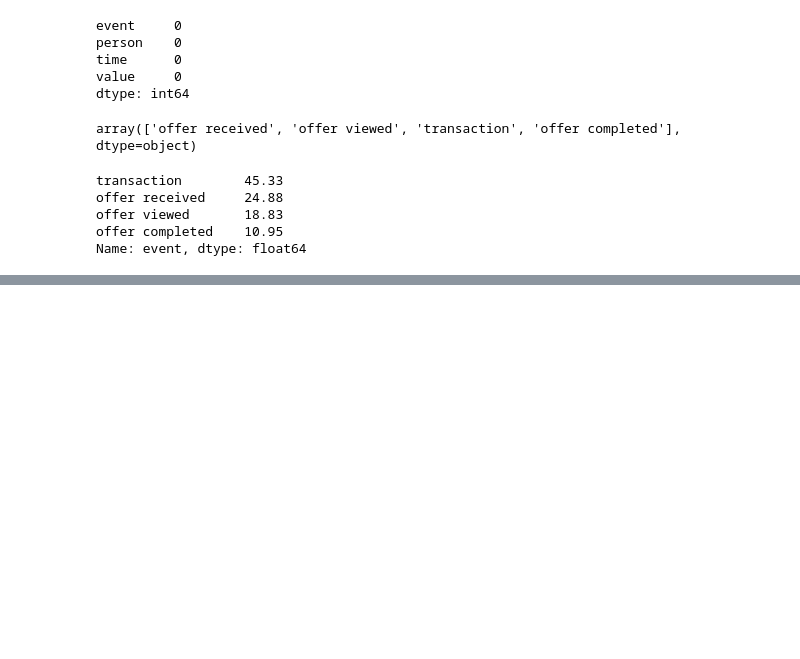
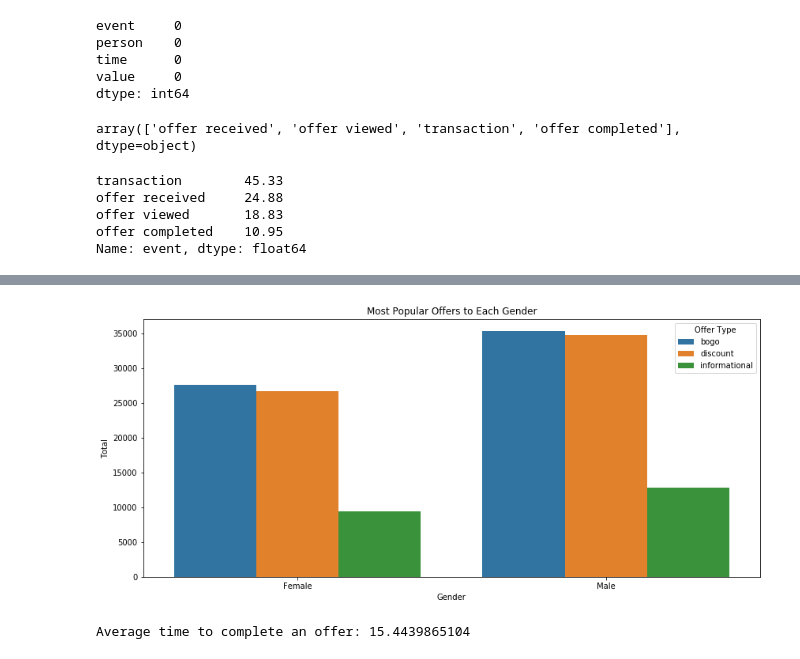
Before and after one commit to isakkabir/Starbucks-Challenge, a Jupyter notebook: Starbucks_Capstone_notebook.ipynb, the cells around one changed output, grey strips where cells are left out. Saved outputs shown, nothing was run; the diff lists cells and outputs as text; code cells hidden in the pictures; blank space fills up the shorter version.

```diff
--- a/Starbucks_Capstone_notebook.ipynb
+++ b/Starbucks_Capstone_notebook.ipynb
@@ -730,0 +763,18 @@ NameError: name 'clean_profile' is not defined
+# %%
+plt.figure(figsize=(14, 6))
+g = sns.countplot(x='gender', hue="offer_type", data= master_df[master_df["gender"] != 3])
+plt.title('Most Popular Offers to Each Gender')
+plt.ylabel('Total')
+plt.xlabel('Gender')
+xlabels = ['Female', 'Male']
+g.set_xticklabels(xlabels)
+plt.legend(title='Offer Type')
+plt.show();
+# %% [output]
+[figure, added]
+# %%
+# excluding all events of 'offer received'
+avg_time_spent_offer = copy_master_df.groupby(['customer_id', 'offer_id'])['time'].mean().reset_index()
+print('Average time to complete an offer:',avg_time_spent_offer['time'].mean() / 24)
+# %% [output]
+Average time to complete an offer: 15.4439865104
```
Also changed, not shown: parts of 24 cells of this notebook.
